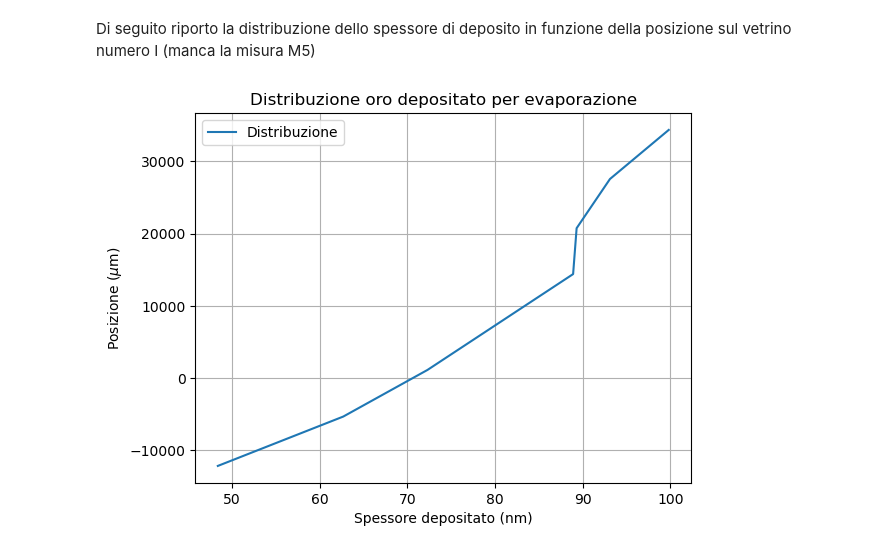
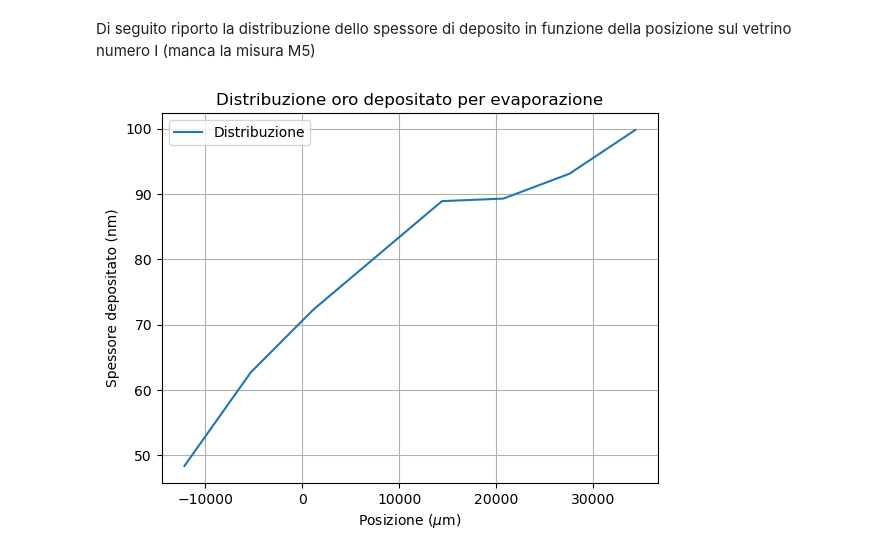
Before and after one commit to RandDouble/lab_mat, a Jupyter notebook: grafici_spettri.ipynb, the cells around one changed output. Cells and saved outputs as stored; diff of their text form; code cells hidden in the pictures.

```diff
--- a/grafici_spettri.ipynb
+++ b/grafici_spettri.ipynb
@@ -236,25 +236,25 @@ Di seguito riporto la distribuzione dello spessore di deposito in funzione della
 # %%
 import matplotlib.pyplot as plt
 
 # line 1 points
-x = [99.8, 93.1 ,89.3 ,88.9 ,72.3 ,62.7 ,48.4 ] #spessore
-y = [34344,27553,20749,14400,1142,-5309, -12138]  #posizione sulle y dello spessore misurato
+y = [99.8, 93.1 ,89.3 ,88.9 ,72.3 ,62.7 ,48.4 ] #spessore
+x = [34344,27553,20749,14400,1142,-5309, -12138]  #posizione sulle y dello spessore misurato
 # plotting the line 1 points
 plt.plot(x, y, label = "Distribuzione")
 
 
 # naming the x axis
-plt.xlabel('Spessore depositato (nm)')
+plt.ylabel('Spessore depositato (nm)')
 # naming the y axis
-plt.ylabel('Posizione ($\mu$m)')
+plt.xlabel('Posizione ($\mu$m)')
 # giving a title to my graph
 plt.title('Distribuzione oro depositato per evaporazione')
 # show grid
 plt.grid()
 # show a legend on the plot
 plt.legend()
 
 # function to show the plot
 plt.show()
 # %% [output]
-[figure, old version]
+[figure, new version]
```
Also changed, not shown: 2 other files.
